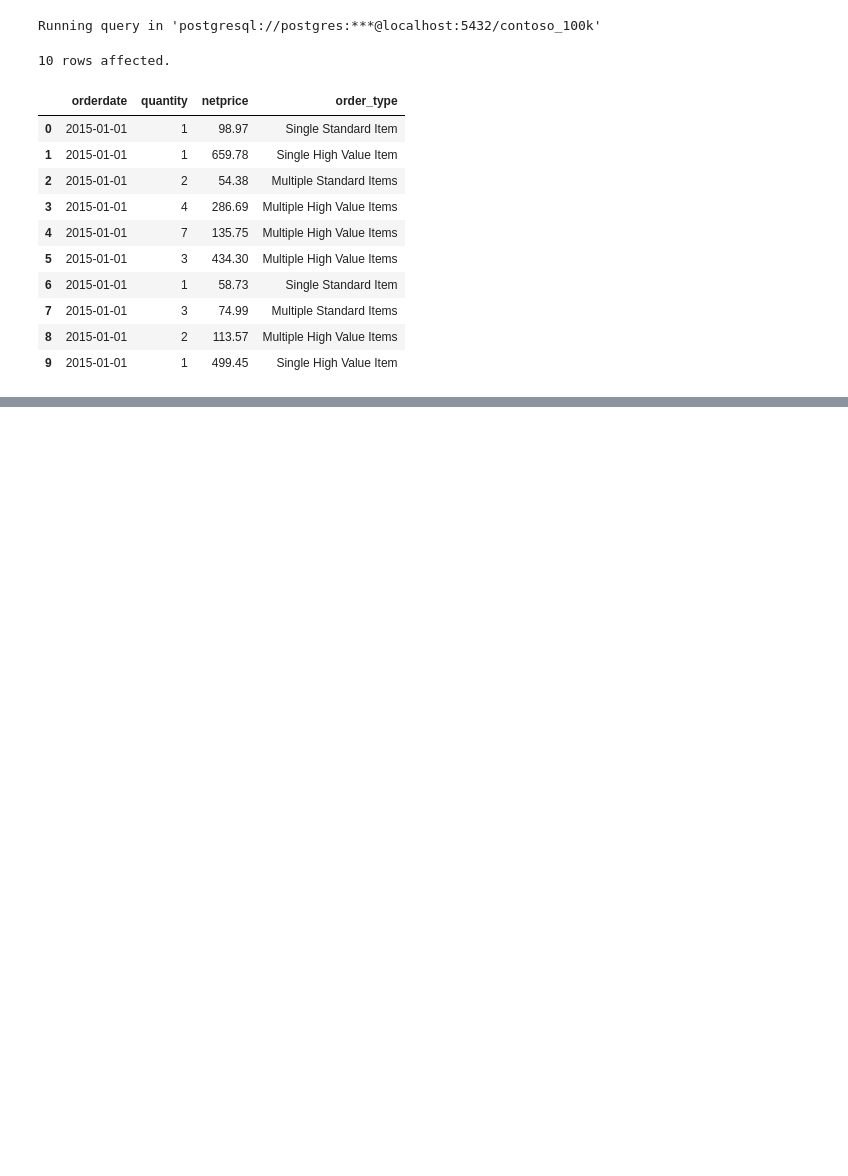
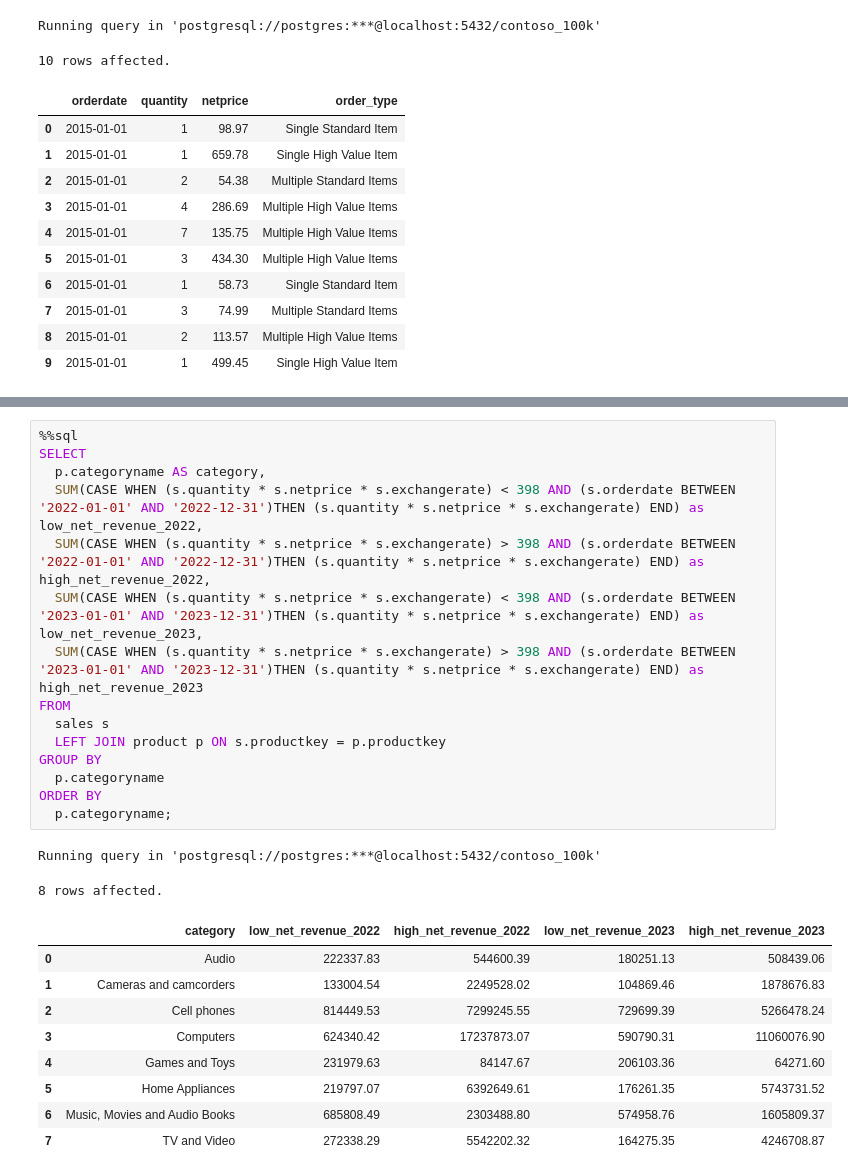
Before and after one commit to gurnursingh05/contoso, a Jupyter notebook: contoso.ipynb, the cells around one changed output, grey strips where cells are left out. Cells and saved outputs as stored; diff of their text form; blank space fills up the shorter version.

```diff
--- a/contoso.ipynb
+++ b/contoso.ipynb
@@ -422,0 +448,27 @@ Running query in 'postgresql://postgres:***@localhost:5432/contoso_100k'
+# %%
+%%sql
+SELECT
+  p.categoryname AS category,
+  SUM(CASE WHEN (s.quantity * s.netprice * s.exchangerate) < 398 AND (s.orderdate BETWEEN '2022-01-01' AND '2022-12-31')THEN (s.quantity * s.netprice * s.exchangerate) END) as low_net_revenue_2022,
+  SUM(CASE WHEN (s.quantity * s.netprice * s.exchangerate) > 398 AND (s.orderdate BETWEEN '2022-01-01' AND '2022-12-31')THEN (s.quantity * s.netprice * s.exchangerate) END) as high_net_revenue_2022,
+  SUM(CASE WHEN (s.quantity * s.netprice * s.exchangerate) < 398 AND (s.orderdate BETWEEN '2023-01-01' AND '2023-12-31')THEN (s.quantity * s.netprice * s.exchangerate) END) as low_net_revenue_2023,
+  SUM(CASE WHEN (s.quantity * s.netprice * s.exchangerate) > 398 AND (s.orderdate BETWEEN '2023-01-01' AND '2023-12-31')THEN (s.quantity * s.netprice * s.exchangerate) END) as high_net_revenue_2023
+FROM
+  sales s
+  LEFT JOIN product p ON s.productkey = p.productkey
+GROUP BY
+  p.categoryname
+ORDER BY
+  p.categoryname;
+# %% [output]
+Running query in 'postgresql://postgres:***@localhost:5432/contoso_100k'
+8 rows affected.
+|  | category | low_net_revenue_2022 | high_net_revenue_2022 | low_net_revenue_2023 | high_net_revenue_2023 |
+| 0 | Audio | 222337.83 | 544600.39 | 180251.13 | 508439.06 |
+| 1 | Cameras and camcorders | 133004.54 | 2249528.02 | 104869.46 | 1878676.83 |
+| 2 | Cell phones | 814449.53 | 7299245.55 | 729699.39 | 5266478.24 |
+| 3 | Computers | 624340.42 | 17237873.07 | 590790.31 | 11060076.90 |
+| 4 | Games and Toys | 231979.63 | 84147.67 | 206103.36 | 64271.60 |
+| 5 | Home Appliances | 219797.07 | 6392649.61 | 176261.35 | 5743731.52 |
+| 6 | Music, Movies and Audio Books | 685808.49 | 2303488.80 | 574958.76 | 1605809.37 |
+| 7 | TV and Video | 272338.29 | 5542202.32 | 164275.35 | 4246708.87 |
```
Also changed, not shown: parts of 3 cells of this notebook.
